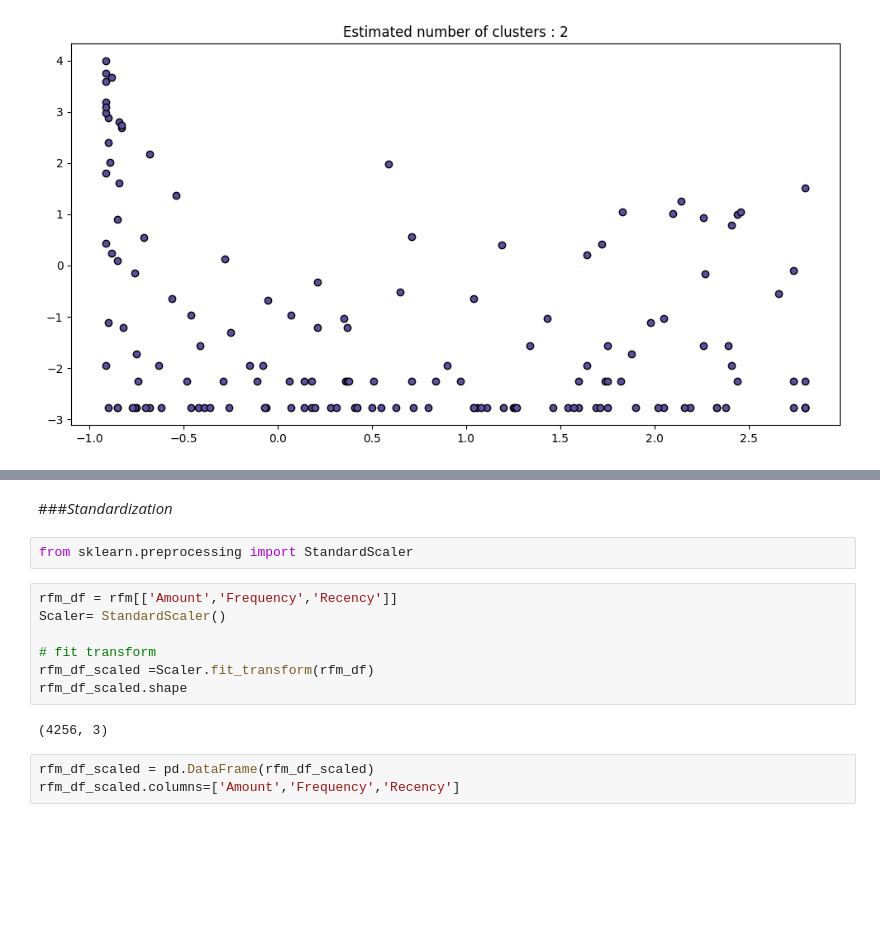
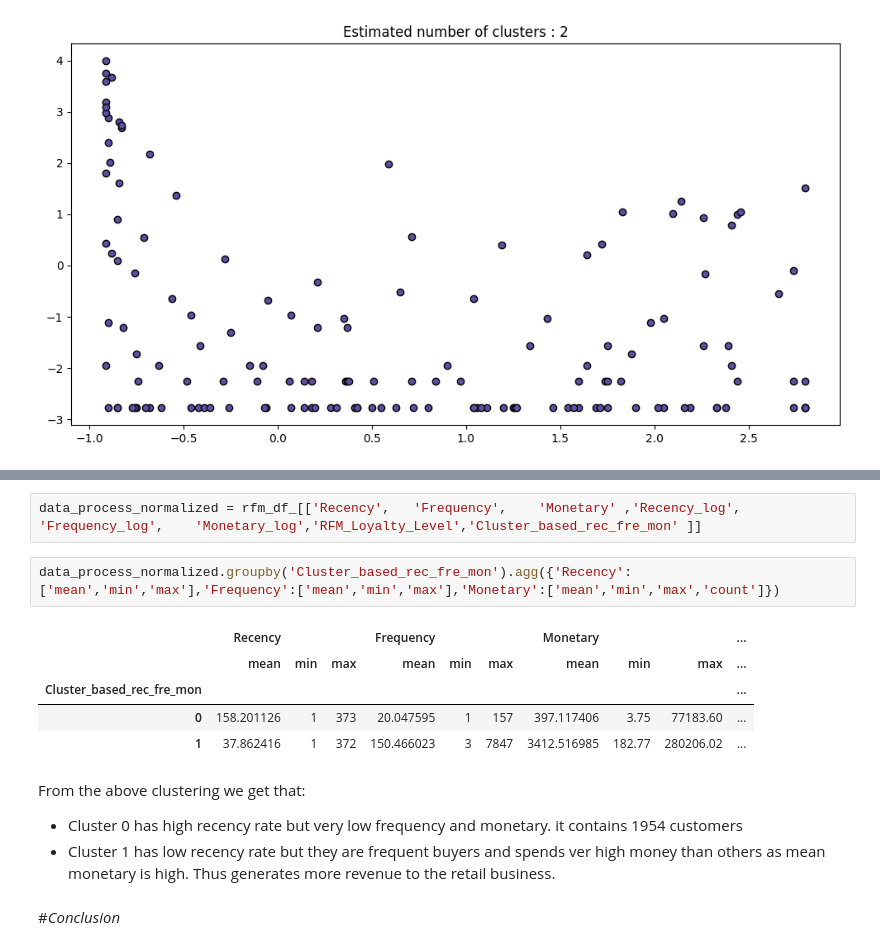
Before and after one commit to juel-123/Online_Retail_Customer_Segmentation, a Jupyter notebook: Online_Retail_Customer_Segmentation.ipynb, the cells around one changed output, grey strips where cells are left out. Saved outputs shown, nothing was run; the diff lists cells and outputs as text; blank space fills up the shorter version.

```diff
--- a/Online_Retail_Customer_Segmentation.ipynb
+++ b/Online_Retail_Customer_Segmentation.ipynb
@@ -1324,16 +1327,18 @@ rfm = rfm[(rfm.Frequency >= Q1-1.5*IQR) & (rfm.Frequency <= Q3+1.5*IQR)]
+# %%
+data_process_normalized = rfm_df_[['Recency',	'Frequency',	'Monetary' ,'Recency_log',	'Frequency_log',	'Monetary_log','RFM_Loyalty_Level','Cluster_based_rec_fre_mon' ]]
+# %%
+data_process_normalized.groupby('Cluster_based_rec_fre_mon').agg({'Recency':['mean','min','max'],'Frequency':['mean','min','max'],'Monetary':['mean','min','max','count']})
+# %% [output]
+|  | Recency |  |  | Frequency |  |  | Monetary |  |  | ... |
+|  | mean | min | max | mean | min | max | mean | min | max | ... |
+| Cluster_based_rec_fre_mon |  |  |  |  |  |  |  |  |  | ... |
+| 0 | 158.201126 | 1 | 373 | 20.047595 | 1 | 157 | 397.117406 | 3.75 | 77183.60 | ... |
+| 1 | 37.862416 | 1 | 372 | 150.466023 | 3 | 7847 | 3412.516985 | 182.77 | 280206.02 | ... |
+# %% [markdown]
+From the above clustering we get that:
+
+
+*   Cluster 0 has high recency rate but very low frequency and monetary. it contains 1954 customers
+*   Cluster 1 has low recency rate but they are frequent buyers and spends ver high money than others as mean monetary is high. Thus generates more revenue to the retail business.
 # %% [markdown]
-###*Standardization*
+#*Conclusion*
-# %%
-from sklearn.preprocessing import StandardScaler
-# %%
-rfm_df = rfm[['Amount','Frequency','Recency']]
-Scaler= StandardScaler()
-
-# fit transform
-rfm_df_scaled =Scaler.fit_transform(rfm_df)
-rfm_df_scaled.shape
-# %% [output]
-(4256, 3)
-# %%
-rfm_df_scaled = pd.DataFrame(rfm_df_scaled)
-rfm_df_scaled.columns=['Amount','Frequency','Recency']
```
Also changed, not shown: parts of 18 cells of this notebook.
